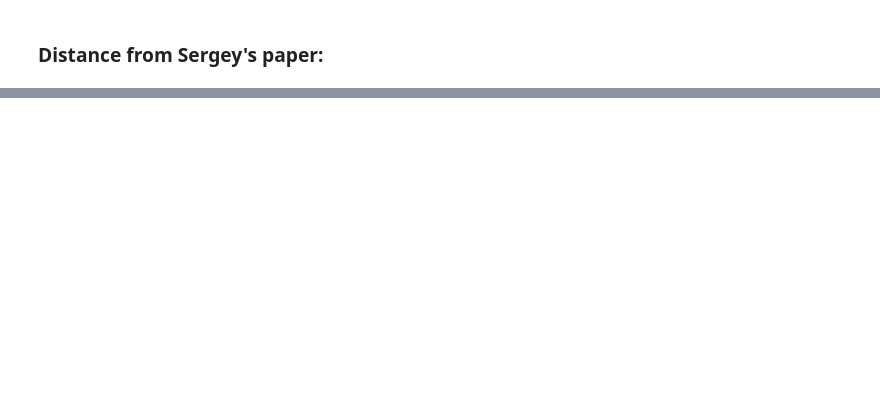
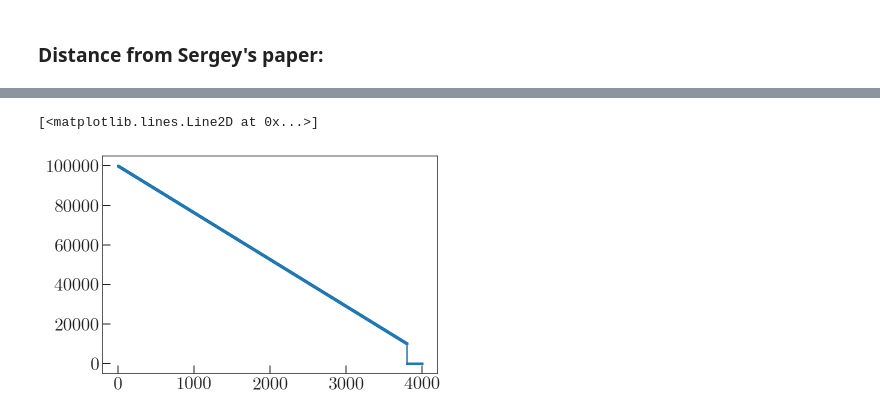
Before and after one commit to adrn/GD1-DR2, a Jupyter notebook: notebooks/GD1-orbit-mockstream.ipynb, the cells around one changed output, grey strips where cells are left out. Drawn from its saved outputs; the diff is of its cells as text; code cells hidden in the pictures; blank space fills up the shorter version.

```diff
--- a/notebooks/GD1-orbit-mockstream.ipynb
+++ b/notebooks/GD1-orbit-mockstream.ipynb
@@ -85,0 +98,13 @@ stream = mockstream.fardal_stream(mw, orbit[::-1], 1e5*u.Msun, release_every=1)
+# %%
+orbit_ = gd.Orbit(pos=orbit[::-1].pos, vel=orbit[::-1].vel,
+                  t=np.linspace(0, abs(orbit.t.min().value), len(orbit.t))*u.Myr)
+
+t_disrupt = 3800*u.Myr
+n_times = (orbit_.t < t_disrupt).sum()
+prog_mass = np.linspace(1e5, 1E4, n_times)
+prog_mass = np.concatenate((prog_mass, np.zeros(len(orbit_.t) - n_times))) * u.Msun
+
+plt.plot(orbit_.t, prog_mass)
+# %% [output]
+[<matplotlib.lines.Line2D at 0x...>]
+[figure, added]
```
Also changed, not shown: parts of 35 cells of this notebook, 1 other file.
